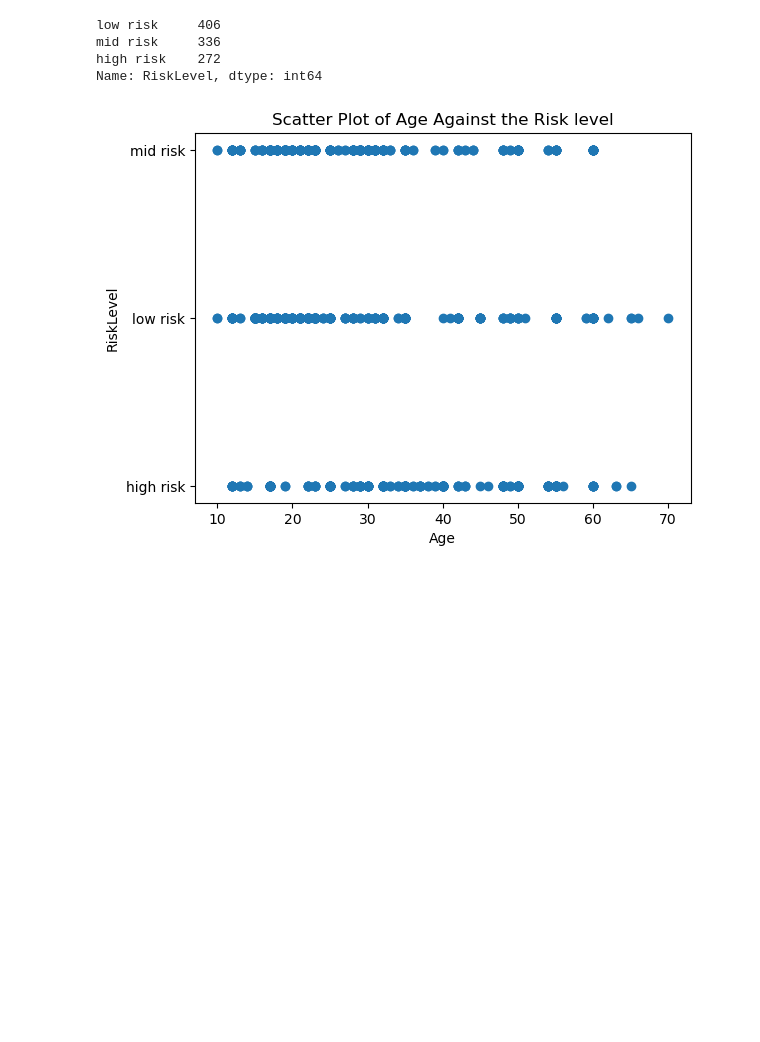
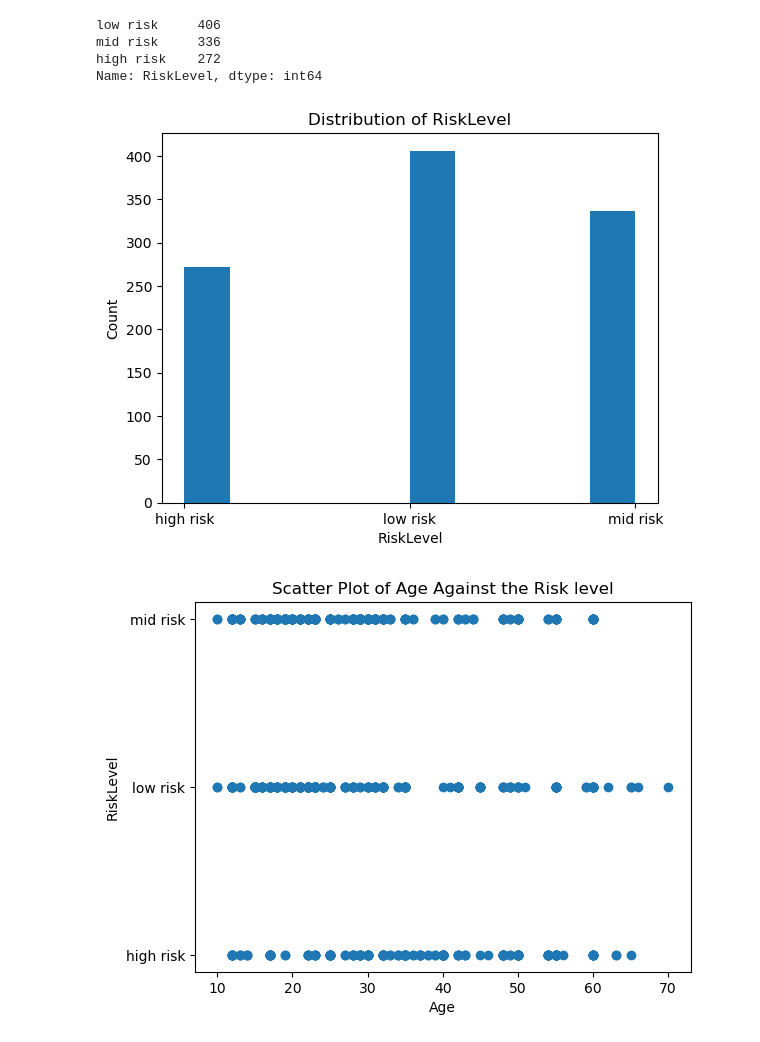
Before and after one commit to sekhrianchal6/Maternal-health-risk-prediction, a Jupyter notebook: Arima/Preprocessing.ipynb, the cells around one changed output. Drawn from its saved outputs; the diff is of its cells as text; code cells hidden in the pictures; blank space fills up the shorter version.

Commit message:
RiskLevel Histogram plot

```diff
--- a/Arima/Preprocessing.ipynb
+++ b/Arima/Preprocessing.ipynb
@@ -85,6 +85,16 @@ low risk     406
 mid risk     336
 high risk    272
 Name: RiskLevel, dtype: int64
+# %%
+# Use hsitogram plot "RiskLevel" column of MHR dataset (object)
+plt.hist(dataset["RiskLevel"])
+# Label axes
+plt.xlabel("RiskLevel")
+plt.ylabel("Count")
+# Add title
+plt.title("Distribution of RiskLevel");
+# %% [output]
+[figure, added]
 # %%
 plt.scatter(dataset["Age"], dataset['RiskLevel'])
 plt.title("Scatter Plot of Age Against the Risk level")
```
